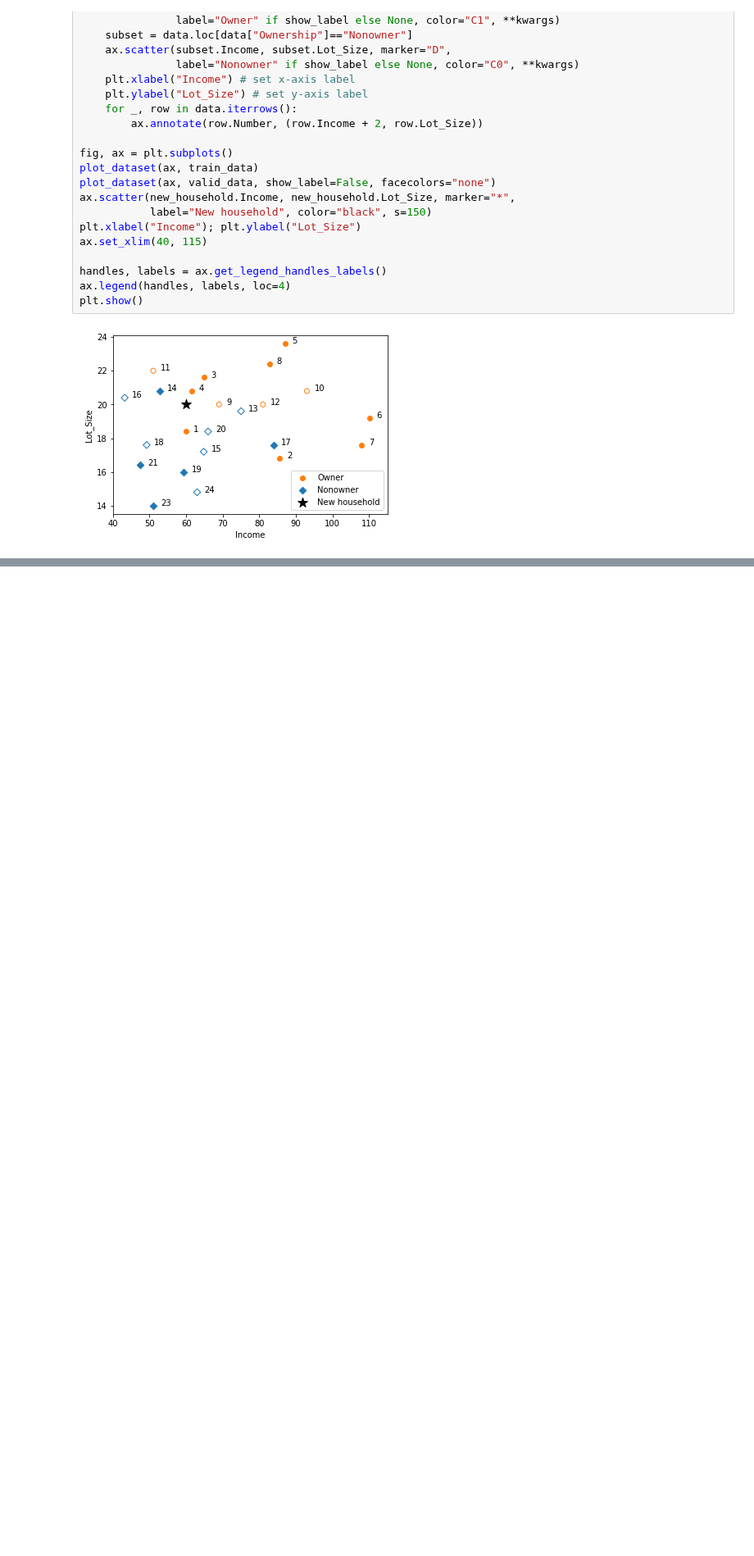
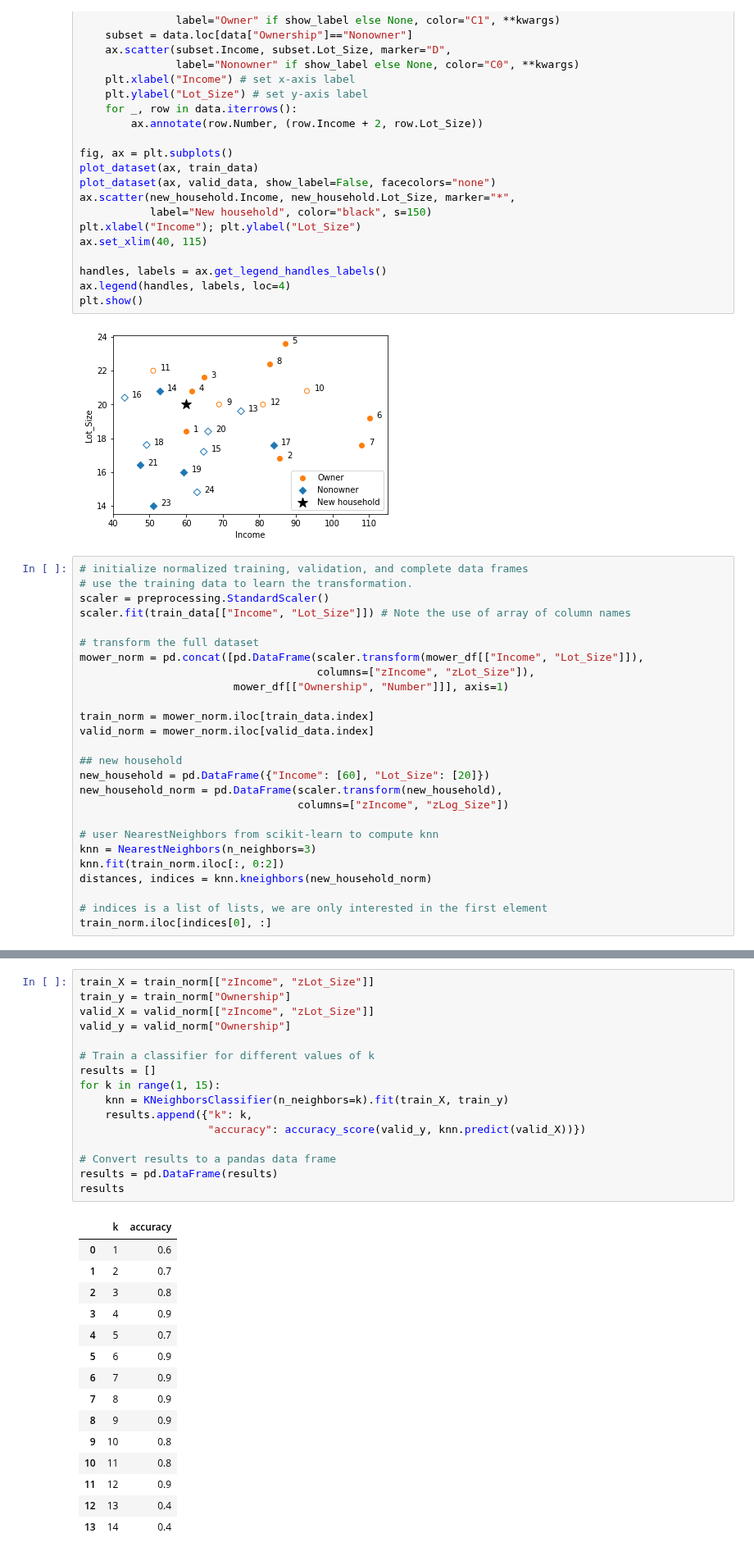
Before and after one commit to jeantardelli/data-mining-for-business-analytics, a Jupyter notebook: analysis/k-nearest-neighbors.ipynb, the cells around one changed output, grey strips where cells are left out. Shown at 82% size. Drawn from its saved outputs; the diff is of its cells as text; blank space fills up the shorter version.

Commit message:
The k-NN Classifier (cat. outcome) - Pt. II

```diff
--- a/analysis/k-nearest-neighbors.ipynb
+++ b/analysis/k-nearest-neighbors.ipynb
@@ -104,3 +107,29 @@ ax.legend(handles, labels, loc=4)
 plt.show()
 # %% [output]
 [figure]
+# %%
+# initialize normalized training, validation, and complete data frames
+# use the training data to learn the transformation.
+scaler = preprocessing.StandardScaler()
+scaler.fit(train_data[["Income", "Lot_Size"]]) # Note the use of array of column names
+
+# transform the full dataset
+mower_norm = pd.concat([pd.DataFrame(scaler.transform(mower_df[["Income", "Lot_Size"]]),
+                                     columns=["zIncome", "zLot_Size"]),
+                        mower_df[["Ownership", "Number"]]], axis=1)
+
+train_norm = mower_norm.iloc[train_data.index]
+valid_norm = mower_norm.iloc[valid_data.index]
+
+## new household
+new_household = pd.DataFrame({"Income": [60], "Lot_Size": [20]})
+new_household_norm = pd.DataFrame(scaler.transform(new_household),
+                                  columns=["zIncome", "zLog_Size"])
+
+# user NearestNeighbors from scikit-learn to compute knn
+knn = NearestNeighbors(n_neighbors=3)
+knn.fit(train_norm.iloc[:, 0:2])
+distances, indices = knn.kneighbors(new_household_norm)
+
+# indices is a list of lists, we are only interested in the first element
+train_norm.iloc[indices[0], :]
@@ -106,0 +147,32 @@ plt.show()
+# %%
+train_X = train_norm[["zIncome", "zLot_Size"]]
+train_y = train_norm["Ownership"]
+valid_X = valid_norm[["zIncome", "zLot_Size"]]
+valid_y = valid_norm["Ownership"]
+
+# Train a classifier for different values of k
+results = []
+for k in range(1, 15):
+    knn = KNeighborsClassifier(n_neighbors=k).fit(train_X, train_y)
+    results.append({"k": k,
+                    "accuracy": accuracy_score(valid_y, knn.predict(valid_X))})
+
+# Convert results to a pandas data frame
+results = pd.DataFrame(results)
+results
+# %% [output]
+|  | k | accuracy |
+| 0 | 1 | 0.6 |
+| 1 | 2 | 0.7 |
+| 2 | 3 | 0.8 |
+| 3 | 4 | 0.9 |
+| 4 | 5 | 0.7 |
+| 5 | 6 | 0.9 |
+| 6 | 7 | 0.9 |
+| 7 | 8 | 0.9 |
+| 8 | 9 | 0.9 |
+| 9 | 10 | 0.8 |
+| 10 | 11 | 0.8 |
+| 11 | 12 | 0.9 |
+| 12 | 13 | 0.4 |
+| 13 | 14 | 0.4 |
```
Also changed, not shown: parts of 6 cells of this notebook.
